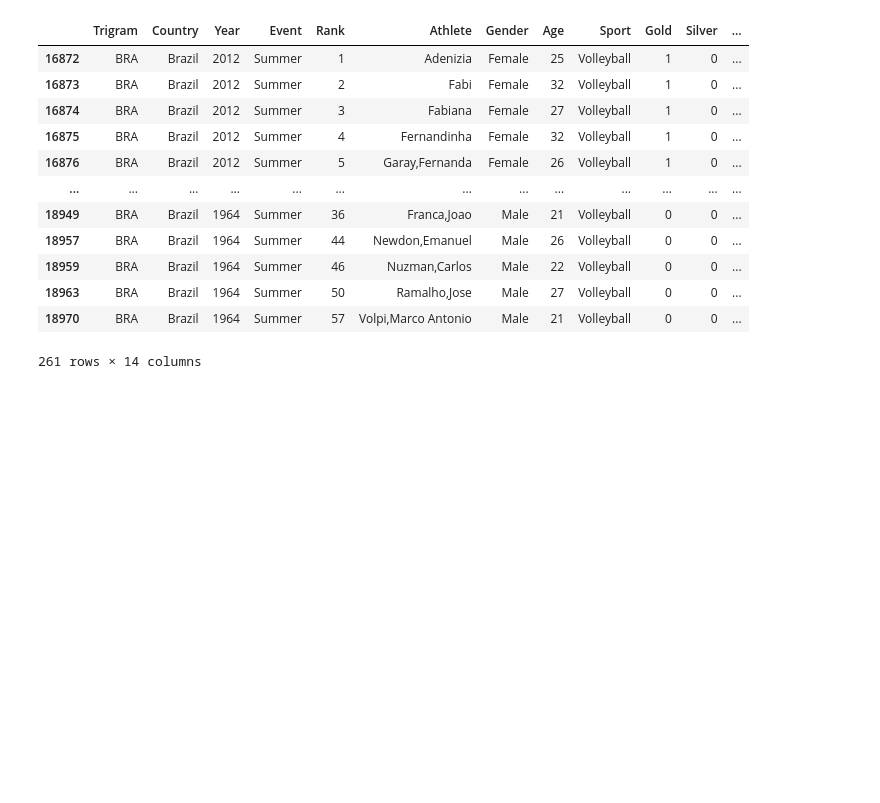
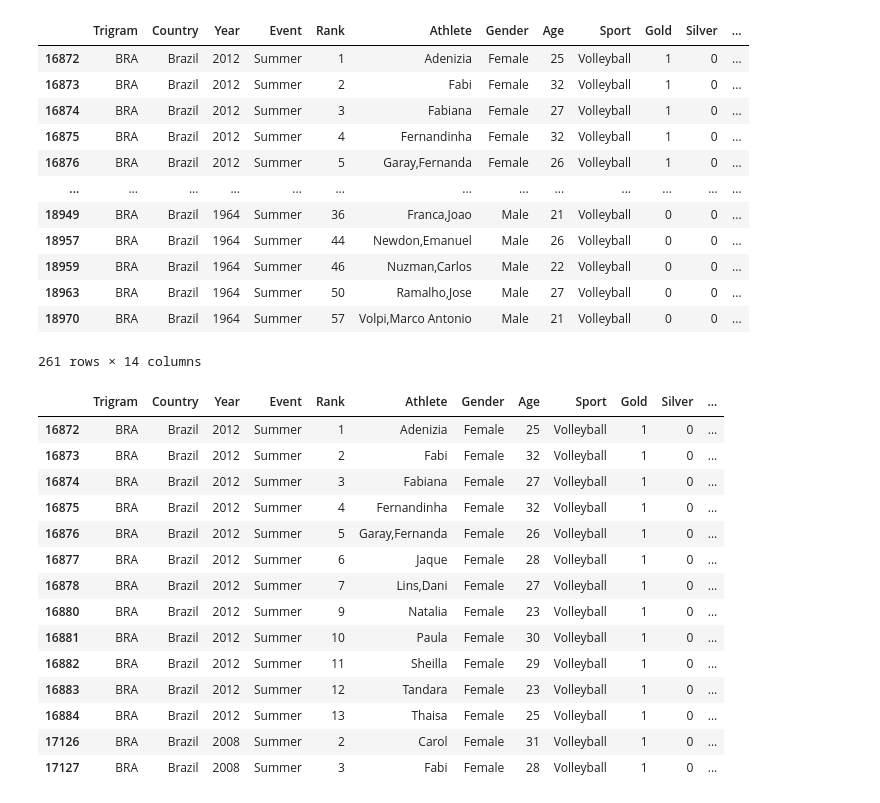
Before and after one commit to thayseps/CursodeExtensaoPythonPandas, a Jupyter notebook: projeto_final_olympics.ipynb, the cells around one changed output. Drawn from its saved outputs; the diff is of its cells as text; code cells hidden in the pictures; blank space fills up the shorter version.

```diff
--- a/projeto_final_olympics.ipynb
+++ b/projeto_final_olympics.ipynb
@@ -78,3 +78,23 @@ display(voleibr_df)
 | 18963 | BRA | Brazil | 1964 | Summer | 50 | Ramalho,Jose | Male | 27 | Volleyball | 0 | 0 | ... |
 | 18970 | BRA | Brazil | 1964 | Summer | 57 | Volpi,Marco Antonio | Male | 21 | Volleyball | 0 | 0 | ... |
 261 rows × 14 columns
+# %%
+#time fem
+voleifem_df = voleibr_df.loc[voleibr_df['Gender'] == 'Female']
+display(voleifem_df.head(14))
+# %% [output]
+|  | Trigram | Country | Year | Event | Rank | Athlete | Gender | Age | Sport | Gold | Silver | ... |
+| 16872 | BRA | Brazil | 2012 | Summer | 1 | Adenizia | Female | 25 | Volleyball | 1 | 0 | ... |
+| 16873 | BRA | Brazil | 2012 | Summer | 2 | Fabi | Female | 32 | Volleyball | 1 | 0 | ... |
+| 16874 | BRA | Brazil | 2012 | Summer | 3 | Fabiana | Female | 27 | Volleyball | 1 | 0 | ... |
+| 16875 | BRA | Brazil | 2012 | Summer | 4 | Fernandinha | Female | 32 | Volleyball | 1 | 0 | ... |
+| 16876 | BRA | Brazil | 2012 | Summer | 5 | Garay,Fernanda | Female | 26 | Volleyball | 1 | 0 | ... |
+| 16877 | BRA | Brazil | 2012 | Summer | 6 | Jaque | Female | 28 | Volleyball | 1 | 0 | ... |
+| 16878 | BRA | Brazil | 2012 | Summer | 7 | Lins,Dani | Female | 27 | Volleyball | 1 | 0 | ... |
+| 16880 | BRA | Brazil | 2012 | Summer | 9 | Natalia | Female | 23 | Volleyball | 1 | 0 | ... |
+| 16881 | BRA | Brazil | 2012 | Summer | 10 | Paula | Female | 30 | Volleyball | 1 | 0 | ... |
+| 16882 | BRA | Brazil | 2012 | Summer | 11 | Sheilla | Female | 29 | Volleyball | 1 | 0 | ... |
+| 16883 | BRA | Brazil | 2012 | Summer | 12 | Tandara | Female | 23 | Volleyball | 1 | 0 | ... |
+| 16884 | BRA | Brazil | 2012 | Summer | 13 | Thaisa | Female | 25 | Volleyball | 1 | 0 | ... |
+| 17126 | BRA | Brazil | 2008 | Summer | 2 | Carol | Female | 31 | Volleyball | 1 | 0 | ... |
+| 17127 | BRA | Brazil | 2008 | Summer | 3 | Fabi | Female | 28 | Volleyball | 1 | 0 | ... |
```
Also changed, not shown: parts of 1 cell of this notebook.
